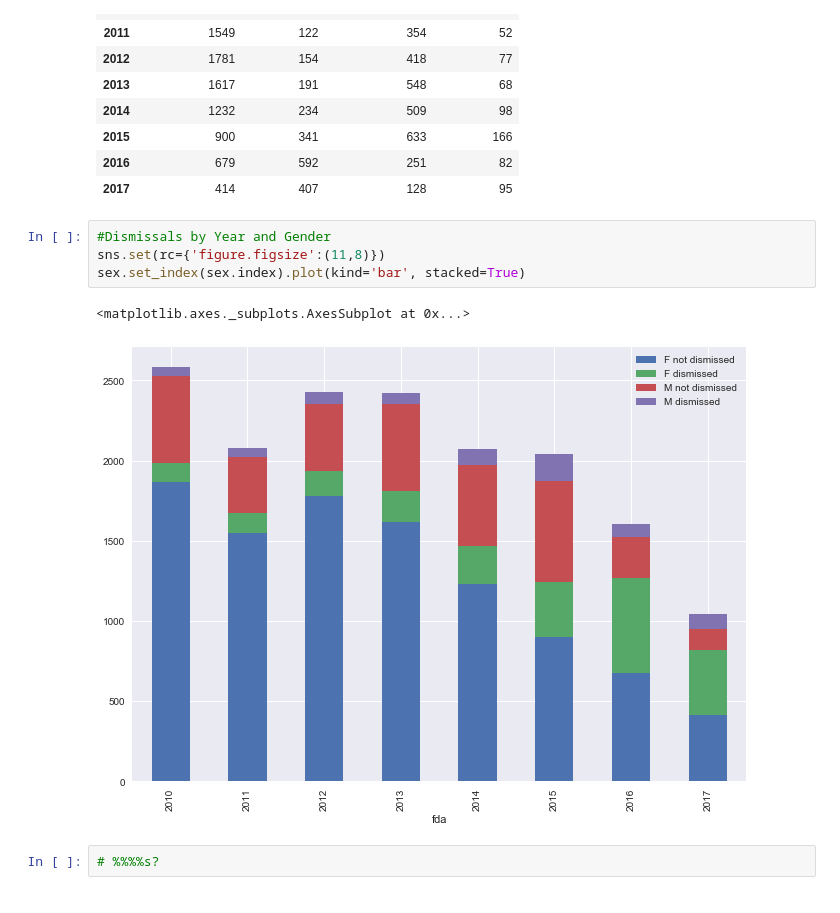
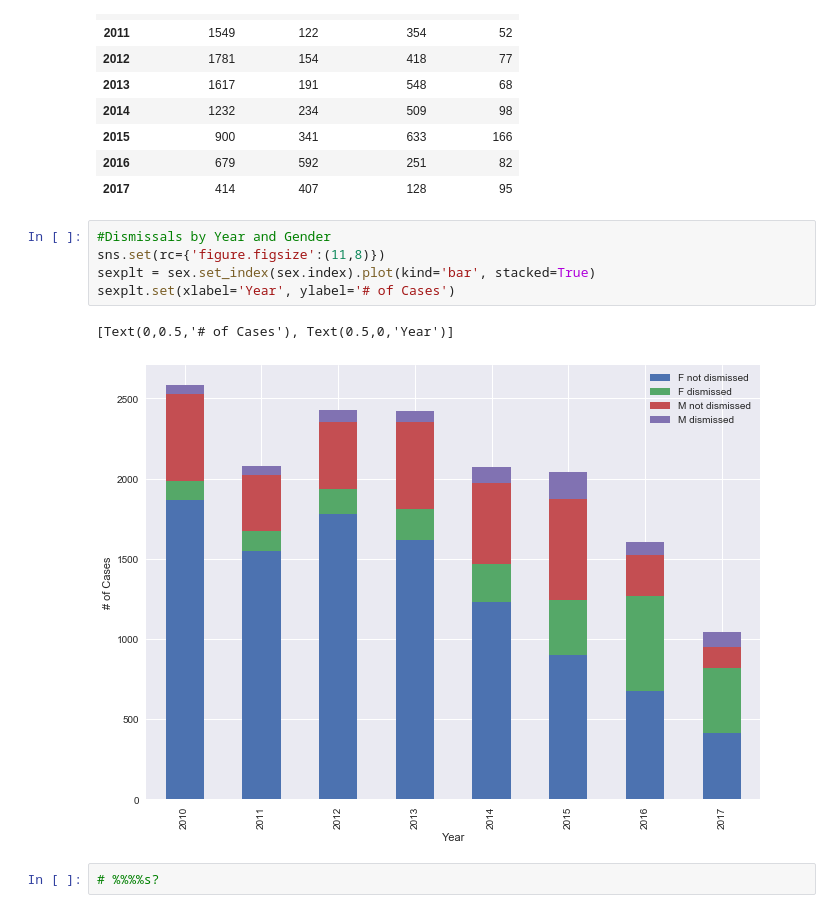
Before and after one commit to circushaase/harriscriminalcourt, a Jupyter notebook: Blog 1 visuals.ipynb, the cells around one changed output. Saved outputs shown, nothing was run; the diff lists cells and outputs as text.

```diff
--- a/Blog 1 visuals.ipynb
+++ b/Blog 1 visuals.ipynb
@@ -410,9 +410,10 @@ sex
 # %%
 #Dismissals by Year and Gender
 sns.set(rc={'figure.figsize':(11,8)})
-sex.set_index(sex.index).plot(kind='bar', stacked=True)
+sexplt = sex.set_index(sex.index).plot(kind='bar', stacked=True)
+sexplt.set(xlabel='Year', ylabel='# of Cases')
 # %% [output]
-<matplotlib.axes._subplots.AxesSubplot at 0x...>
+[Text(0,0.5,'# of Cases'), Text(0.5,0,'Year')]
-[figure, old version]
+[figure, new version]
 # %%
 # %%%%s?
```
Also changed, not shown: parts of 11 cells of this notebook.
